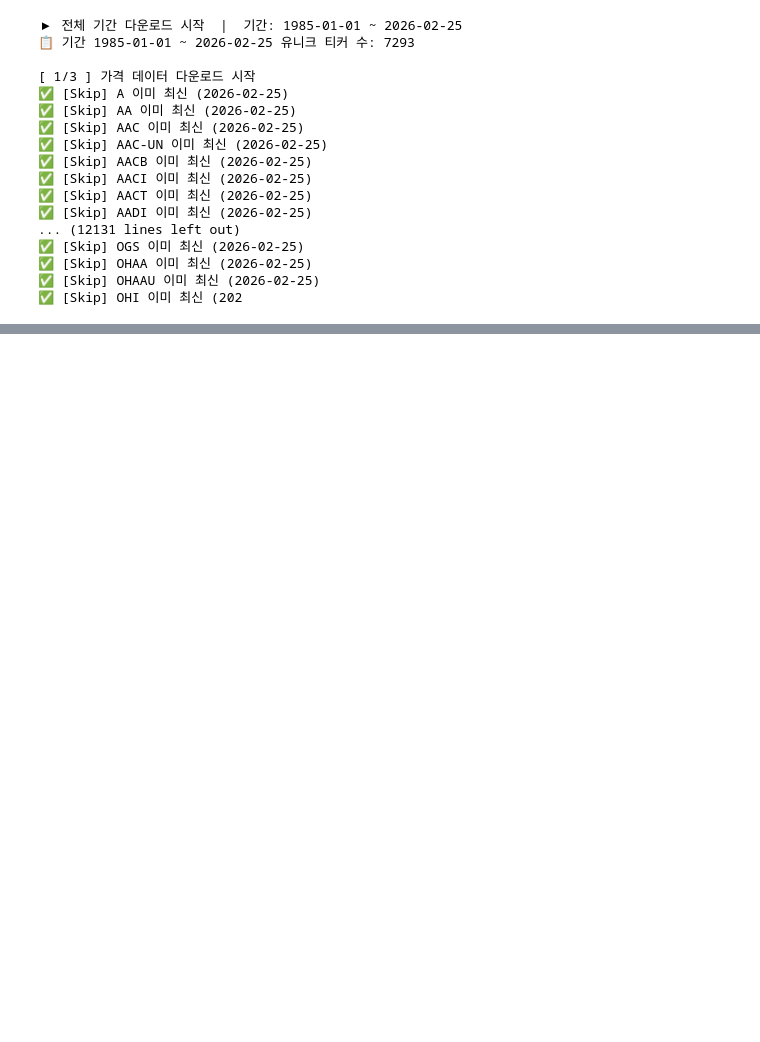
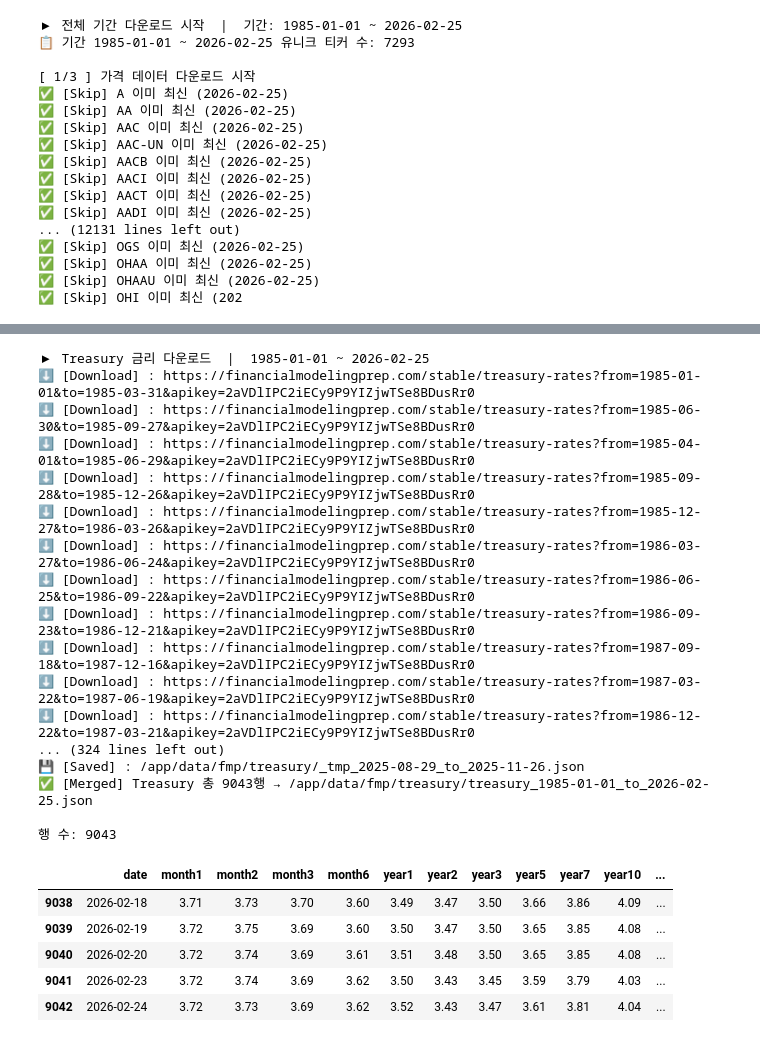
Before and after one commit to GHW-team/Quant-Trading, a Jupyter notebook: src/data/fmp_data_fetcher.ipynb, the cells around one changed output, grey strips where cells are left out. Saved outputs shown, nothing was run; the diff lists cells and outputs as text; code cells hidden in the pictures; blank space fills up the shorter version.

```diff
--- a/src/data/fmp_data_fetcher.ipynb
+++ b/src/data/fmp_data_fetcher.ipynb
@@ -68,0 +97,35 @@ print(f"{'='*55}")
+# %%
+from fmp_api import treasury_rates_data
+from datetime import datetime
+
+START = '1985-01-01'  # 가격/재무 데이터와 동일한 시작점
+END   = datetime.now().strftime('%Y-%m-%d')
+
+print(f'▶ Treasury 금리 다운로드  |  {START} ~ {END}')
+df_treasury = treasury_rates_data(START, END)
+print(f'\n행 수: {len(df_treasury)}')
+df_treasury.tail(5)
+# %% [output]
+▶ Treasury 금리 다운로드  |  1985-01-01 ~ 2026-02-25
+⬇️ [Download] : https://financialmodelingprep.com/stable/treasury-rates?from=1985-01-01&to=1985-03-31&apikey=2aVDlIPC2iECy9P9YIZjwTSe8BDusRr0
+⬇️ [Download] : https://financialmodelingprep.com/stable/treasury-rates?from=1985-06-30&to=1985-09-27&apikey=2aVDlIPC2iECy9P9YIZjwTSe8BDusRr0
+⬇️ [Download] : https://financialmodelingprep.com/stable/treasury-rates?from=1985-04-01&to=1985-06-29&apikey=2aVDlIPC2iECy9P9YIZjwTSe8BDusRr0
+⬇️ [Download] : https://financialmodelingprep.com/stable/treasury-rates?from=1985-09-28&to=1985-12-26&apikey=2aVDlIPC2iECy9P9YIZjwTSe8BDusRr0
+⬇️ [Download] : https://financialmodelingprep.com/stable/treasury-rates?from=1985-12-27&to=1986-03-26&apikey=2aVDlIPC2iECy9P9YIZjwTSe8BDusRr0
+⬇️ [Download] : https://financialmodelingprep.com/stable/treasury-rates?from=1986-03-27&to=1986-06-24&apikey=2aVDlIPC2iECy9P9YIZjwTSe8BDusRr0
+⬇️ [Download] : https://financialmodelingprep.com/stable/treasury-rates?from=1986-06-25&to=1986-09-22&apikey=2aVDlIPC2iECy9P9YIZjwTSe8BDusRr0
+⬇️ [Download] : https://financialmodelingprep.com/stable/treasury-rates?from=1986-09-23&to=1986-12-21&apikey=2aVDlIPC2iECy9P9YIZjwTSe8BDusRr0
+⬇️ [Download] : https://financialmodelingprep.com/stable/treasury-rates?from=1987-09-18&to=1987-12-16&apikey=2aVDlIPC2iECy9P9YIZjwTSe8BDusRr0
+⬇️ [Download] : https://financialmodelingprep.com/stable/treasury-rates?from=1987-03-22&to=1987-06-19&apikey=2aVDlIPC2iECy9P9YIZjwTSe8BDusRr0
+⬇️ [Download] : https://financialmodelingprep.com/stable/treasury-rates?from=1986-12-22&to=1987-03-21&apikey=2aVDlIPC2iECy9P9YIZjwTSe8BDusRr0
+... (324 lines left out)
+💾 [Saved] : /app/data/fmp/treasury/_tmp_2025-08-29_to_2025-11-26.json
+✅ [Merged] Treasury 총 9043행 → /app/data/fmp/treasury/treasury_1985-01-01_to_2026-02-25.json
+
+행 수: 9043
+|  | date | month1 | month2 | month3 | month6 | year1 | year2 | year3 | year5 | year7 | year10 | ... |
+| 9038 | 2026-02-18 | 3.71 | 3.73 | 3.70 | 3.60 | 3.49 | 3.47 | 3.50 | 3.66 | 3.86 | 4.09 | ... |
+| 9039 | 2026-02-19 | 3.72 | 3.75 | 3.69 | 3.60 | 3.50 | 3.47 | 3.50 | 3.65 | 3.85 | 4.08 | ... |
+| 9040 | 2026-02-20 | 3.72 | 3.74 | 3.69 | 3.61 | 3.51 | 3.48 | 3.50 | 3.65 | 3.85 | 4.08 | ... |
+| 9041 | 2026-02-23 | 3.72 | 3.74 | 3.69 | 3.62 | 3.50 | 3.43 | 3.45 | 3.59 | 3.79 | 4.03 | ... |
+| 9042 | 2026-02-24 | 3.72 | 3.73 | 3.69 | 3.62 | 3.52 | 3.43 | 3.47 | 3.61 | 3.81 | 4.04 | ... |
```
Also changed, not shown: parts of 8 cells of this notebook, 5 other files.
